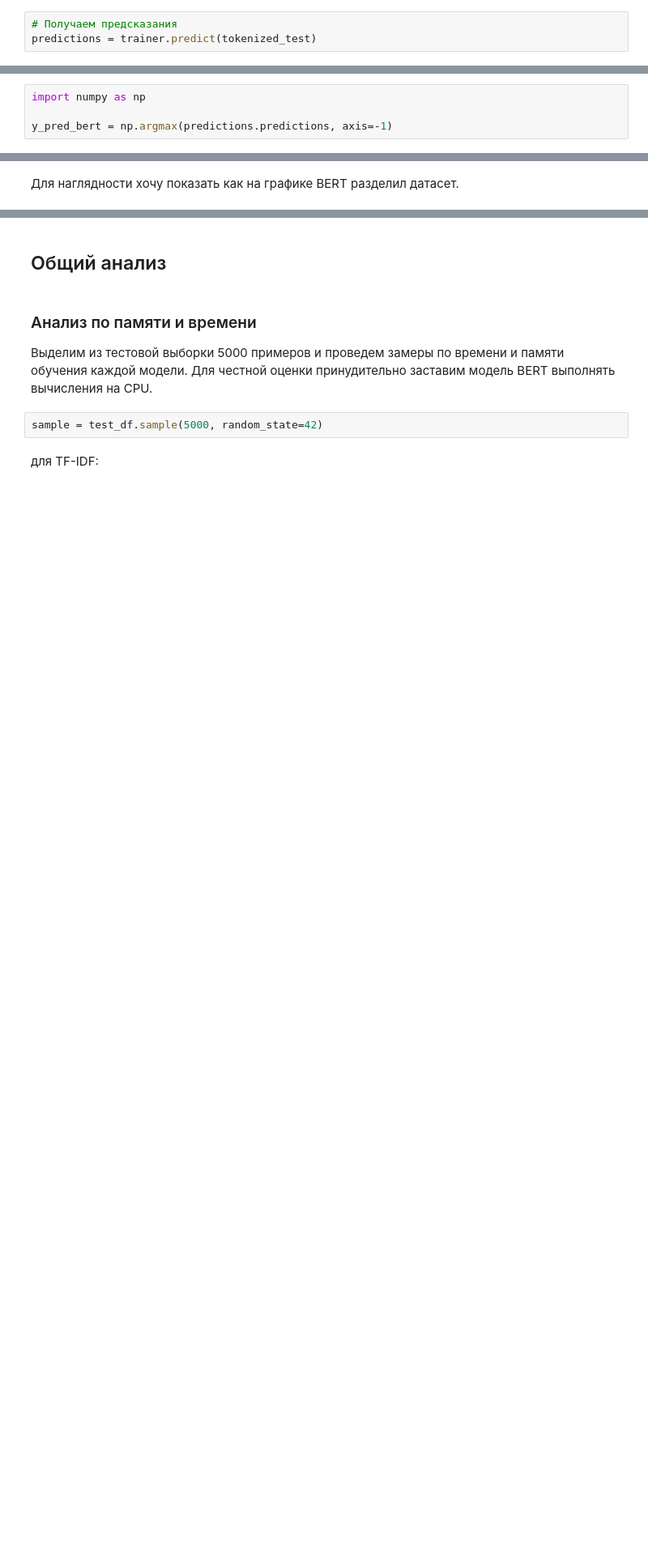
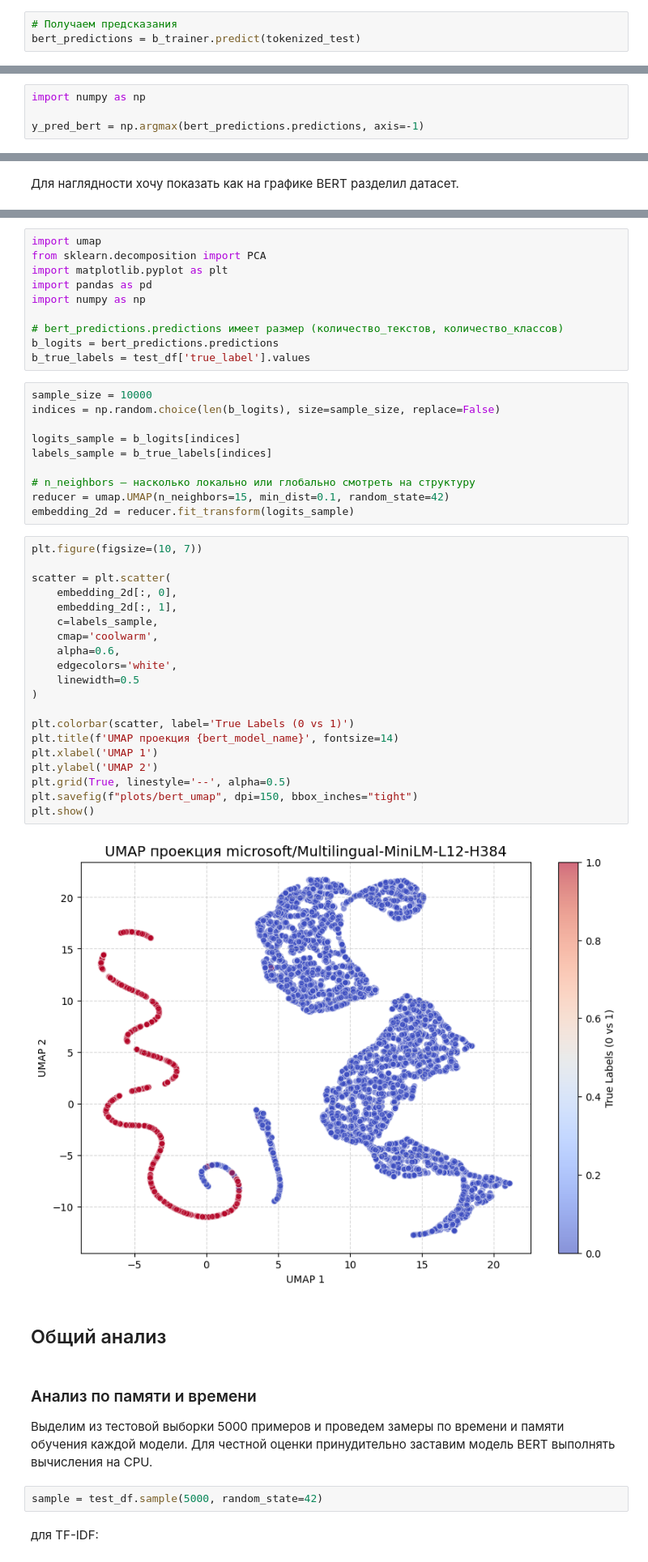
Before and after one commit to aka-iriska/text_classification, a Jupyter notebook: solution.ipynb, the cells around one changed output, grey strips where cells are left out. Shown at 81% size. Drawn from its saved outputs; the diff is of its cells as text; blank space fills up the shorter version.

```diff
--- a/solution.ipynb
+++ b/solution.ipynb
@@ -758,13 +767,13 @@ tokenizer.save_pretrained("./bert_results")
 ### Предсказание
 # %%
 # Получаем предсказания
-predictions = trainer.predict(tokenized_test)
+bert_predictions = b_trainer.predict(tokenized_test)
 # %% [output]
 [interactive output not drawn]
 # %%
 import numpy as np
 
-y_pred_bert = np.argmax(predictions.predictions, axis=-1)
+y_pred_bert = np.argmax(bert_predictions.predictions, axis=-1)
 # %%
 test_df['bert_label'] = y_pred_bert
 # %% [markdown]
@@ -872,3 +844,45 @@ ImportError: Numba needs NumPy 2.0 or less. Got NumPy 2.4.
+# %%
+import umap
+from sklearn.decomposition import PCA
+import matplotlib.pyplot as plt
+import pandas as pd
+import numpy as np
+
+# bert_predictions.predictions имеет размер (количество_текстов, количество_классов)
+b_logits = bert_predictions.predictions
+b_true_labels = test_df['true_label'].values
+# %%
+sample_size = 10000
+indices = np.random.choice(len(b_logits), size=sample_size, replace=False)
+
+logits_sample = b_logits[indices]
+labels_sample = b_true_labels[indices]
+
+# n_neighbors — насколько локально или глобально смотреть на структуру
+reducer = umap.UMAP(n_neighbors=15, min_dist=0.1, random_state=42)
+embedding_2d = reducer.fit_transform(logits_sample)
+# %%
+plt.figure(figsize=(10, 7))
+
+scatter = plt.scatter(
+    embedding_2d[:, 0],
+    embedding_2d[:, 1],
+    c=labels_sample,
+    cmap='coolwarm',
+    alpha=0.6,
+    edgecolors='white',
+    linewidth=0.5
+)
+
+plt.colorbar(scatter, label='True Labels (0 vs 1)')
+plt.title(f'UMAP проекция {bert_model_name}', fontsize=14)
+plt.xlabel('UMAP 1')
+plt.ylabel('UMAP 2')
+plt.grid(True, linestyle='--', alpha=0.5)
+plt.savefig(f"plots/bert_umap", dpi=150, bbox_inches="tight")
+plt.show()
+# %% [output]
+[figure, added]
 # %% [markdown]
 ## Общий анализ
 # %% [markdown]
```
Also changed, not shown: parts of 36 cells of this notebook.
